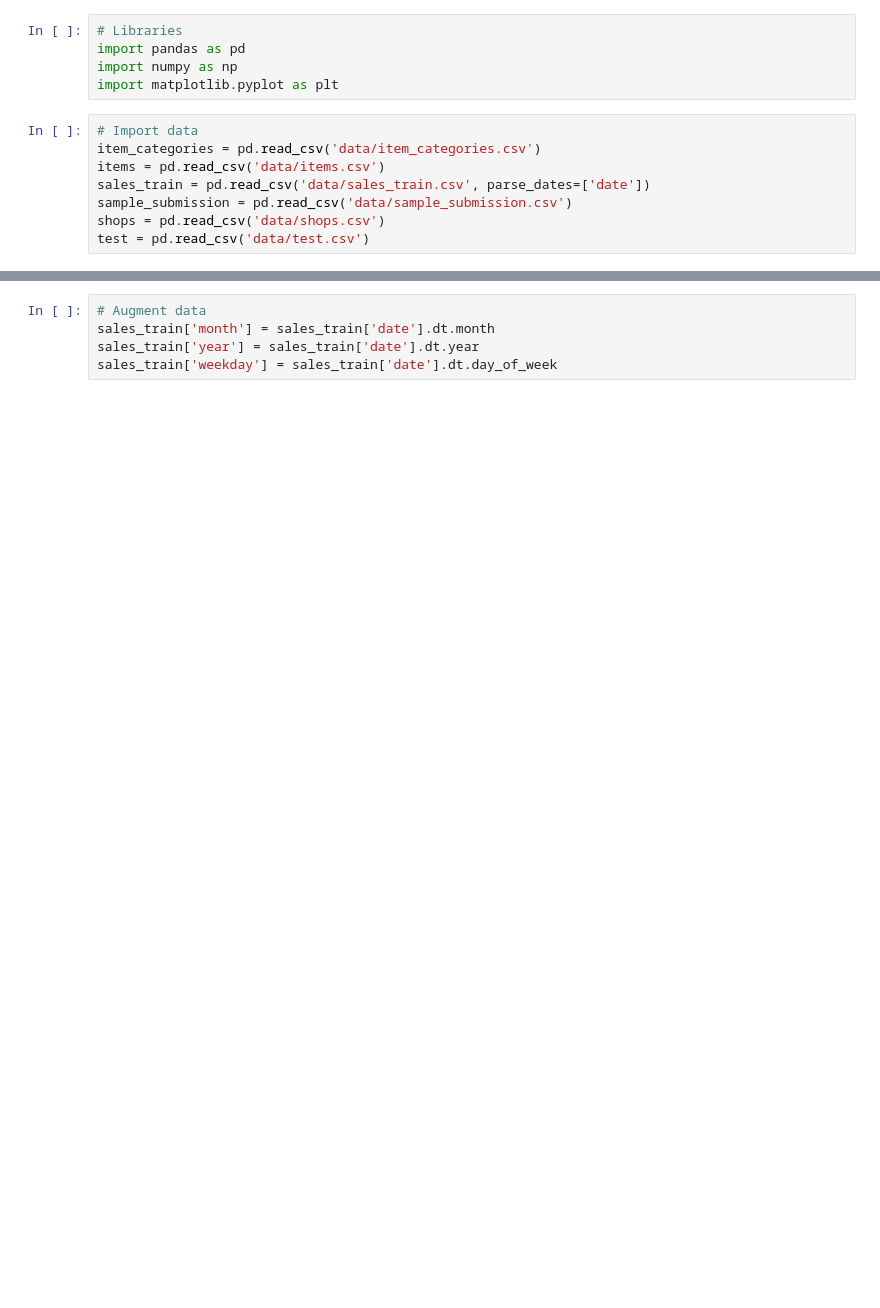
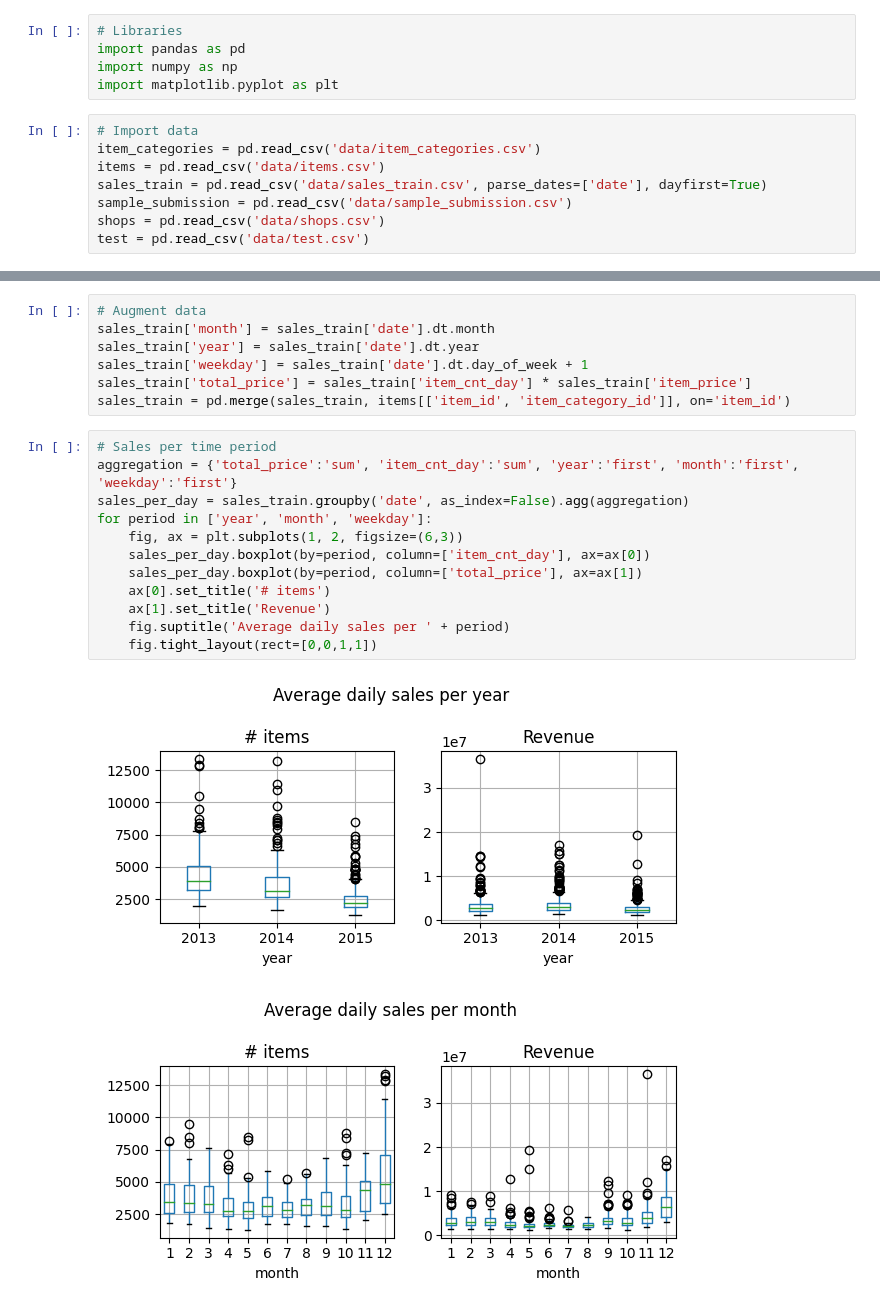
Before and after one commit to luukromeijn/AIDM-A2, a Jupyter notebook: main.ipynb, the cells around one changed output, grey strips where cells are left out. Cells and saved outputs as stored; diff of their text form; blank space fills up the shorter version.

```diff
--- a/main.ipynb
+++ b/main.ipynb
@@ -7,7 +7,7 @@ import matplotlib.pyplot as plt
 # Import data
 item_categories = pd.read_csv('data/item_categories.csv')
 items = pd.read_csv('data/items.csv')
-sales_train = pd.read_csv('data/sales_train.csv', parse_dates=['date'])
+sales_train = pd.read_csv('data/sales_train.csv', parse_dates=['date'], dayfirst=True)
 sample_submission = pd.read_csv('data/sample_submission.csv')
 shops = pd.read_csv('data/shops.csv')
 test = pd.read_csv('data/test.csv')
@@ -15,4 +27,21 @@ test = pd.read_csv('data/test.csv')
 # Augment data
 sales_train['month'] = sales_train['date'].dt.month
 sales_train['year'] = sales_train['date'].dt.year
-sales_train['weekday'] = sales_train['date'].dt.day_of_week
+sales_train['weekday'] = sales_train['date'].dt.day_of_week + 1
+sales_train['total_price'] = sales_train['item_cnt_day'] * sales_train['item_price']
+sales_train = pd.merge(sales_train, items[['item_id', 'item_category_id']], on='item_id')
+# %%
+# Sales per time period
+aggregation = {'total_price':'sum', 'item_cnt_day':'sum', 'year':'first', 'month':'first', 'weekday':'first'}
+sales_per_day = sales_train.groupby('date', as_index=False).agg(aggregation)
+for period in ['year', 'month', 'weekday']:
+    fig, ax = plt.subplots(1, 2, figsize=(6,3))
+    sales_per_day.boxplot(by=period, column=['item_cnt_day'], ax=ax[0])
+    sales_per_day.boxplot(by=period, column=['total_price'], ax=ax[1])
+    ax[0].set_title('# items')
+    ax[1].set_title('Revenue')
+    fig.suptitle('Average daily sales per ' + period)
+    fig.tight_layout(rect=[0,0,1,1])
+# %% [output]
+[figure, added]
+[figure, added]
```
Also changed, not shown: parts of 6 cells of this notebook.
